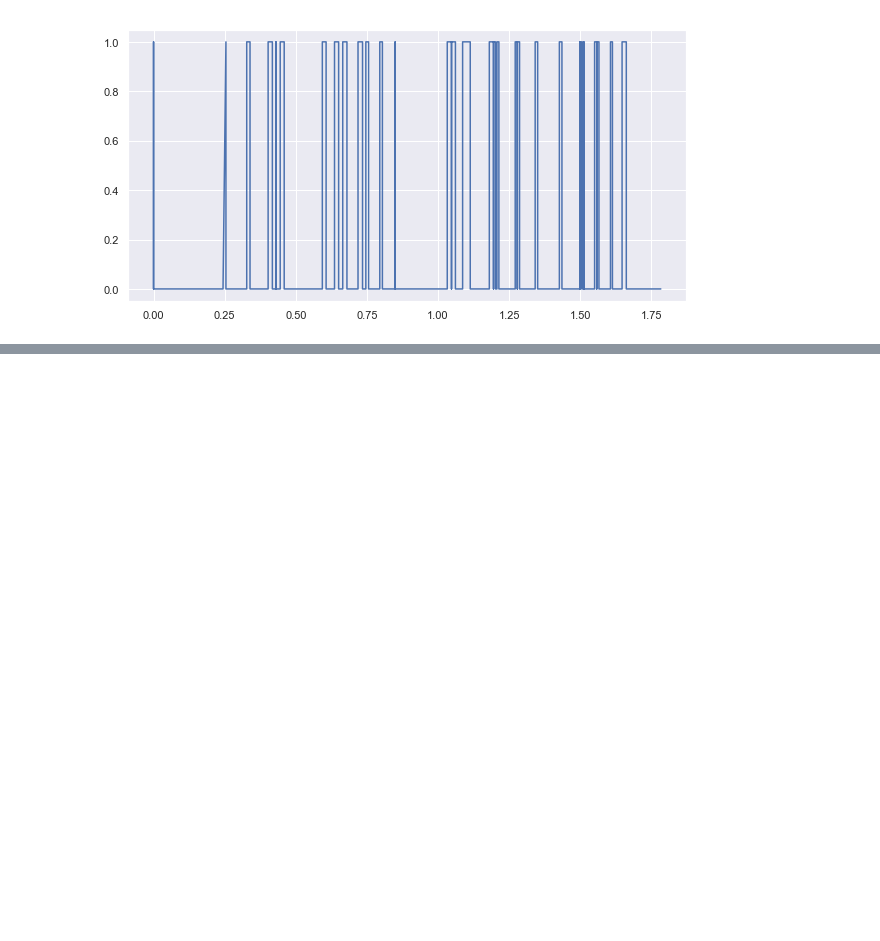
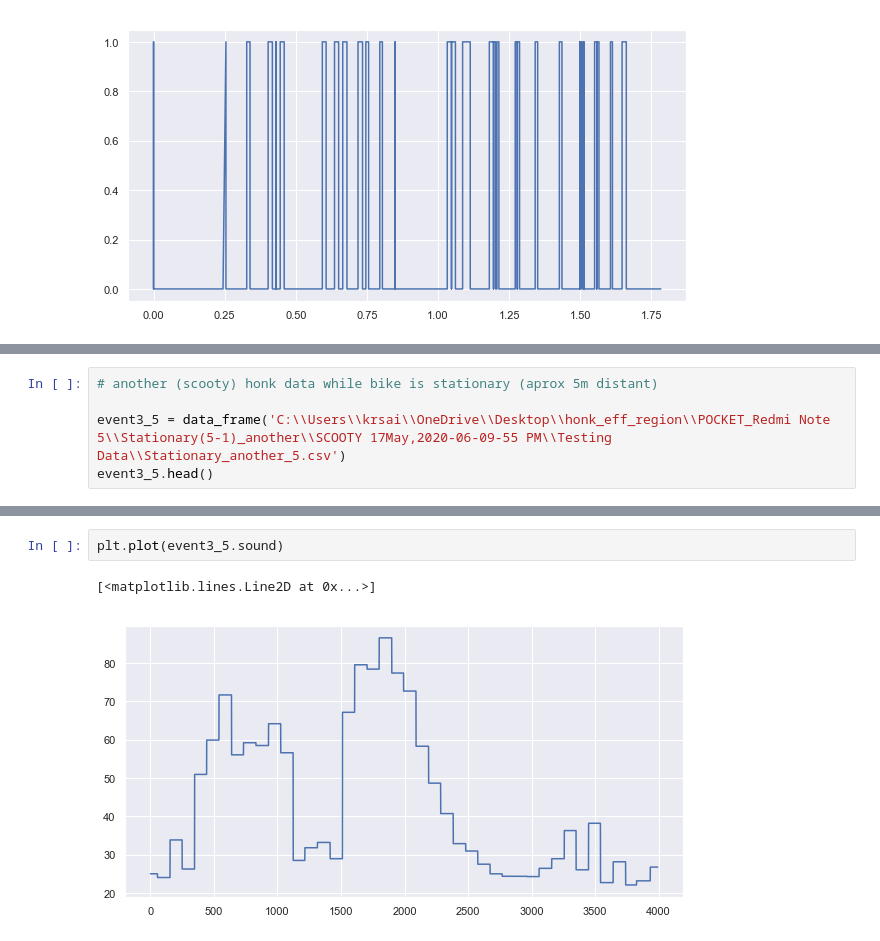
Before and after one commit to krsailesh-zz/driver_profiling_honk, a Jupyter notebook: honk_mi_note5.ipynb, the cells around one changed output, grey strips where cells are left out. Cells and saved outputs as stored; diff of their text form; blank space fills up the shorter version.

```diff
--- a/honk_mi_note5.ipynb
+++ b/honk_mi_note5.ipynb
@@ -208,0 +245,5 @@ plt.plot(whole_dis,honk_binary)
+# %%
+# another (scooty) honk data while bike is stationary (aprox 5m distant)
+
+event3_5 = data_frame('C:\\Users\\krsai\\OneDrive\\Desktop\\honk_eff_region\\POCKET_Redmi Note 5\\Stationary(5-1)_another\\SCOOTY 17May,2020-06-09-55 PM\\Testing Data\\Stationary_another_5.csv')
+event3_5.head()
@@ -208,0 +257,5 @@ plt.plot(whole_dis,honk_binary)
+# %%
+plt.plot(event3_5.sound)
+# %% [output]
+[<matplotlib.lines.Line2D at 0x...>]
+[figure, added]
```
Also changed, not shown: parts of 14 cells of this notebook.
